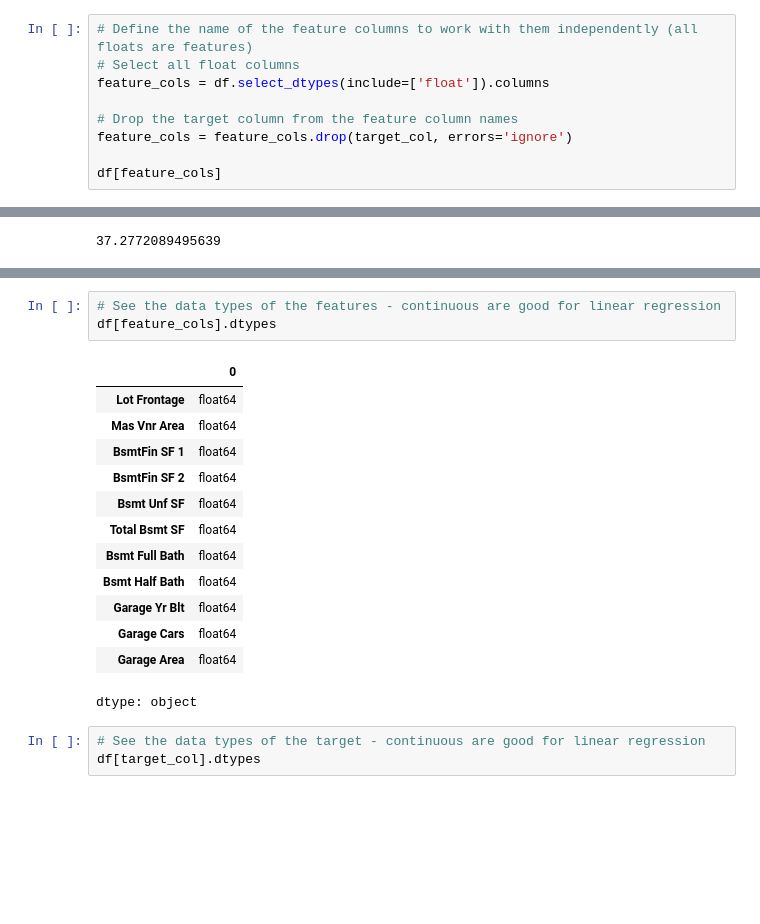
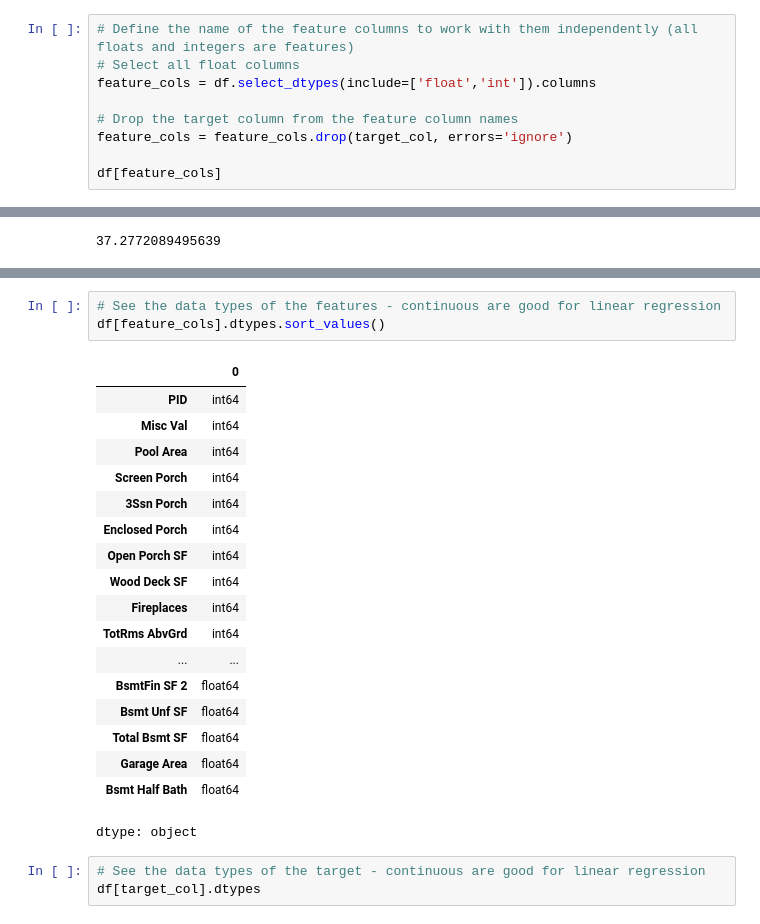
Before and after one commit to efitznm/Data-Science-Portfolio-C22, a Jupyter notebook: Modules/Module_2_Regression/Projects/Instructions/Project.2-Housing/Housing-Pass-11.ipynb, the cells around one changed output, grey strips where cells are left out. Saved outputs shown, nothing was run; the diff lists cells and outputs as text; blank space fills up the shorter version.

```diff
--- a/Modules/Module_2_Regression/Projects/Instructions/Project.2-Housing/Housing-Pass-11.ipynb
+++ b/Modules/Module_2_Regression/Projects/Instructions/Project.2-Housing/Housing-Pass-11.ipynb
@@ -206,9 +206,9 @@ np.float64(0.0)
 # %% [markdown]
 #### Feature Nulls
 # %%
-# Define the name of the feature columns to work with them independently (all floats are features)
+# Define the name of the feature columns to work with them independently (all floats and integers are features)
 # Select all float columns
-feature_cols = df.select_dtypes(include=['float']).columns
+feature_cols = df.select_dtypes(include=['float','int']).columns
 
 # Drop the target column from the feature column names
 feature_cols = feature_cols.drop(target_col, errors='ignore')
@@ -290,19 +282,24 @@ dtype: float64
 # %%
 # See the data types of the features - continuous are good for linear regression
-df[feature_cols].dtypes
+df[feature_cols].dtypes.sort_values()
 # %% [output]
 |  | 0 |
-| Lot Frontage | float64 |
-| Mas Vnr Area | float64 |
-| BsmtFin SF 1 | float64 |
+| PID | int64 |
+| Misc Val | int64 |
+| Pool Area | int64 |
+| Screen Porch | int64 |
+| 3Ssn Porch | int64 |
+| Enclosed Porch | int64 |
+| Open Porch SF | int64 |
+| Wood Deck SF | int64 |
+| Fireplaces | int64 |
+| TotRms AbvGrd | int64 |
+| ... | ... |
 | BsmtFin SF 2 | float64 |
 | Bsmt Unf SF | float64 |
 | Total Bsmt SF | float64 |
-| Bsmt Full Bath | float64 |
+| Garage Area | float64 |
 | Bsmt Half Bath | float64 |
-| Garage Yr Blt | float64 |
-| Garage Cars | float64 |
-| Garage Area | float64 |
 dtype: object
 # %%
 # See the data types of the target - continuous are good for linear regression
```
Also changed, not shown: parts of 47 cells of this notebook.
